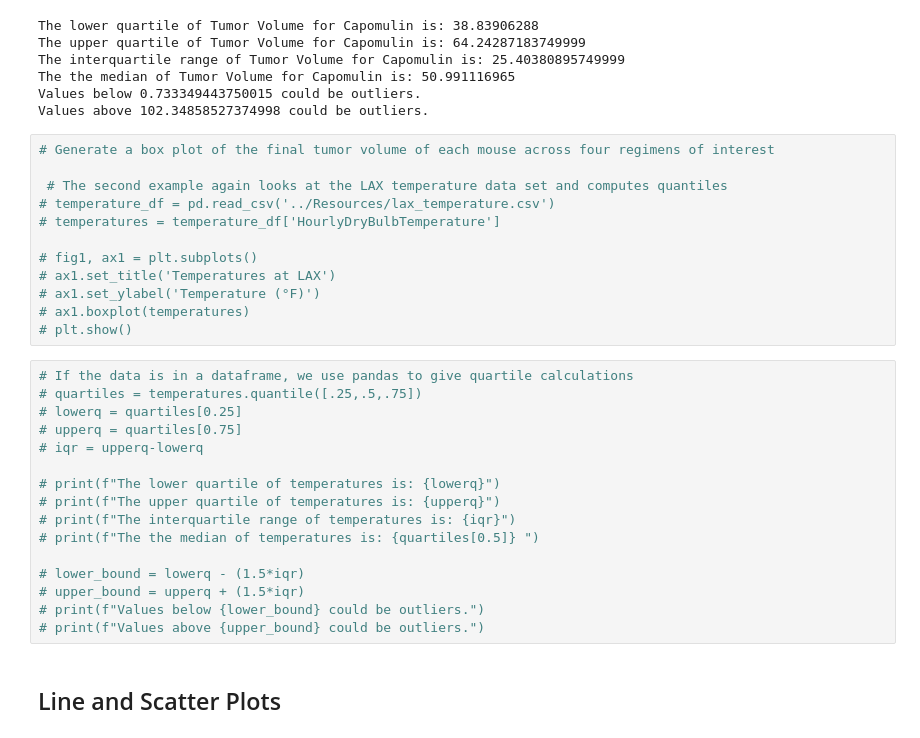
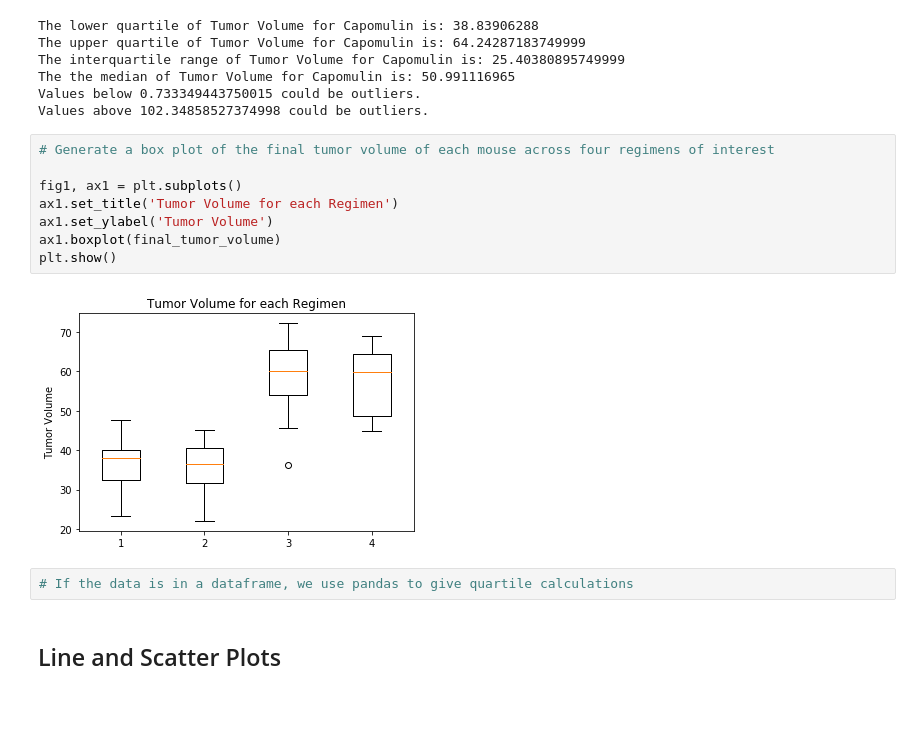
Before and after one commit to darrenlefort/Matplotlib_Challenge, a Jupyter notebook: Matplotlib_Challenge.ipynb, the cells around one changed output. Saved outputs shown, nothing was run; the diff lists cells and outputs as text; blank space fills up the shorter version.

```diff
--- a/Matplotlib_Challenge.ipynb
+++ b/Matplotlib_Challenge.ipynb
@@ -257,30 +257,14 @@ Values above 102.34858527374998 could be outliers.
 # %%
 # Generate a box plot of the final tumor volume of each mouse across four regimens of interest
 
- # The second example again looks at the LAX temperature data set and computes quantiles
-# temperature_df = pd.read_csv('../Resources/lax_temperature.csv')
-# temperatures = temperature_df['HourlyDryBulbTemperature']
-
-# fig1, ax1 = plt.subplots()
-# ax1.set_title('Temperatures at LAX')
-# ax1.set_ylabel('Temperature (°F)')
-# ax1.boxplot(temperatures)
-# plt.show()
+fig1, ax1 = plt.subplots()
+ax1.set_title('Tumor Volume for each Regimen')
+ax1.set_ylabel('Tumor Volume')
+ax1.boxplot(final_tumor_volume)
+plt.show()
+# %% [output]
+[figure, added]
-# %%
-# If the data is in a dataframe, we use pandas to give quartile calculations
-# quartiles = temperatures.quantile([.25,.5,.75])
-# lowerq = quartiles[0.25]
-# upperq = quartiles[0.75]
-# iqr = upperq-lowerq
-
-# print(f"The lower quartile of temperatures is: {lowerq}")
-# print(f"The upper quartile of temperatures is: {upperq}")
-# print(f"The interquartile range of temperatures is: {iqr}")
-# print(f"The the median of temperatures is: {quartiles[0.5]} ")
-
-# lower_bound = lowerq - (1.5*iqr)
-# upper_bound = upperq + (1.5*iqr)
-# print(f"Values below {lower_bound} could be outliers.")
-# print(f"Values above {upper_bound} could be outliers.")
+# %%
+# If the data is in a dataframe, we use pandas to give quartile calculations
 # %% [markdown]
 ## Line and Scatter Plots
```
Also changed, not shown: parts of 4 cells of this notebook.
